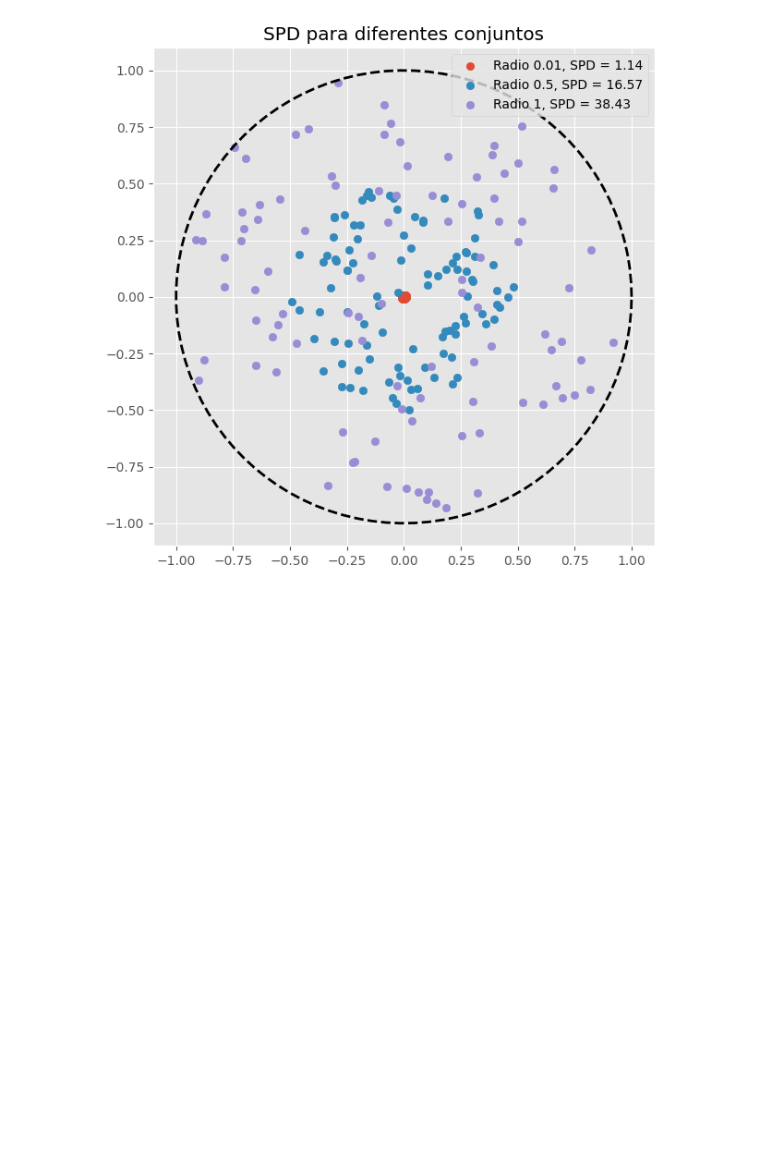
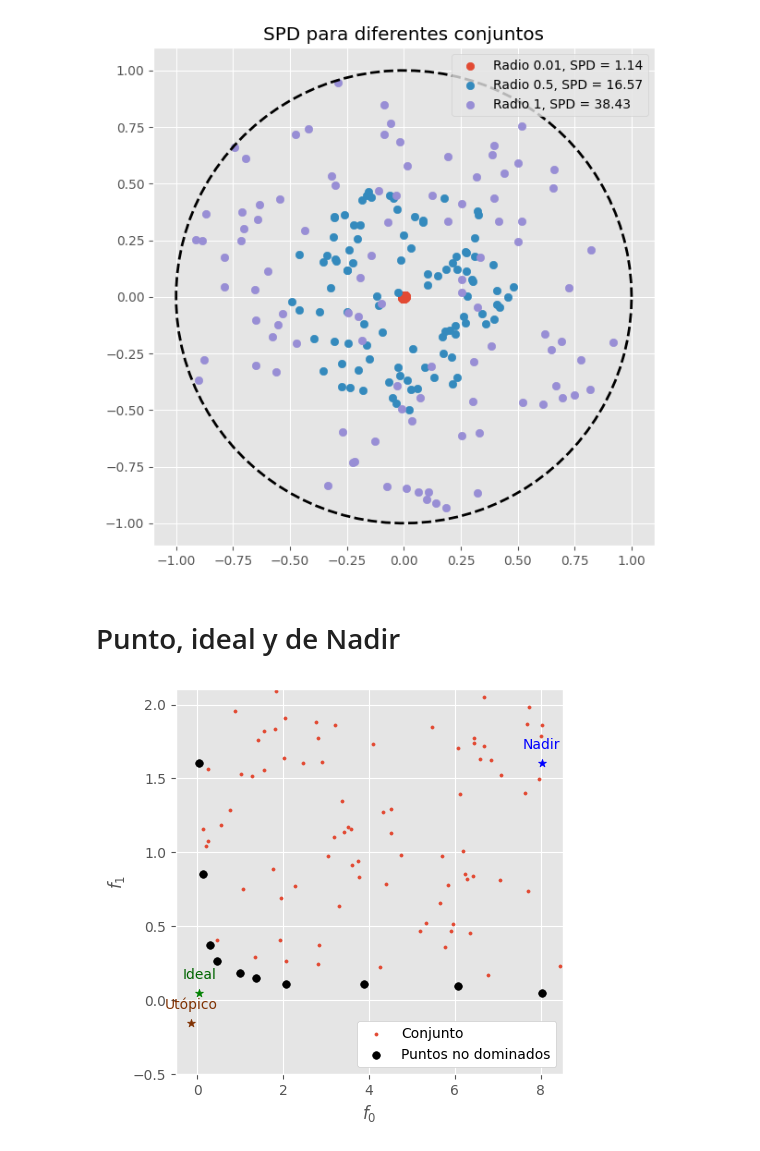
Before and after one commit to linear-regret/Tesis-Latex-LCD, a Jupyter notebook: generando_imgs_tesis.ipynb, the cells around one changed output. Drawn from its saved outputs; the diff is of its cells as text; code cells hidden in the pictures; blank space fills up the shorter version.

```diff
--- a/generando_imgs_tesis.ipynb
+++ b/generando_imgs_tesis.ipynb
@@ -1044,3 +1044,82 @@ plt.savefig('../Tesis_Latex_LCD/Figuras/SPD_demo.pdf')
 plt.show()
 # %% [output]
 [figure]
+# %% [markdown]
+# Punto, ideal y de Nadir
+# %%
+import numpy as np
+import matplotlib.pyplot as plt
+
+def compute_non_dominated_set(points):
+    """
+    Computes the non-dominated set from a 2D set of points, and finds the nadir and ideal points.
+
+    Args:
+    - points (np.array): An array of shape (n, 2) where n is the number of points.
+
+    Returns:
+    - non_dominated (list of tuple): The non-dominated points.
+    - ideal_point (tuple): The ideal point (min(min(x), min(y))).
+    - nadir_point (tuple): The nadir point (max(max(x), max(y))).
+    """
+    points = np.array(points)
+    non_dominated = []
+
+    for i, p in enumerate(points):
+        dominated = False
+        for j, q in enumerate(points):
+            if i != j and all(q <= p) and any(q < p):
+                dominated = True
+                break
+        if not dominated:
+            non_dominated.append(tuple(p))
+
+    # Calculate ideal and nadir points
+    non_dominated_array = np.array(non_dominated)
+    ideal_point = (np.min(non_dominated_array[:, 0]), np.min(non_dominated_array[:, 1]))
+    nadir_point = (np.max(non_dominated_array[:, 0]), np.max(non_dominated_array[:, 1]))
+
+    return non_dominated, ideal_point, nadir_point
+
+# Simulate a set of points
+np.random.seed(42)  # For reproducibility
+num_points = 500
+points = np.random.rand(num_points, 2) * 10  # Scale points to [0, 10]
+
+# Compute non-dominated set, ideal point, and nadir point
+non_dominated, ideal_point, nadir_point = compute_non_dominated_set(points)
+
+# Plotting
+points_array = np.array(points)
+non_dominated_array = np.array(non_dominated)
+
+plt.figure(figsize=(5, 5))
+plt.scatter(points_array[:, 0], points_array[:, 1], label="Conjunto", s=5)
+plt.scatter(non_dominated_array[:, 0], non_dominated_array[:, 1], color='black', label="Puntos no dominados",s=30)
+plt.scatter(*ideal_point, color='g',marker='*')#, label="Punto ideal")
+plt.scatter(*nadir_point, color='b',marker='*')#, label="Punto de Nadir")
+plt.scatter(ideal_point[0]-0.2, ideal_point[1]-0.2, color='#803203',marker='*')#, label="Punto Ideal")
+import seaborn as sns
+
+colores = sns.color_palette()
+
+
+
+# for point in non_dominated:
+#     plt.annotate("ND", (point[0], point[1]), textcoords="offset points", xytext=(0,10), ha='center')
+
+plt.annotate("Ideal", (ideal_point[0], ideal_point[1]), textcoords="offset points", xytext=(0,10), ha='center', color='darkgreen')
+plt.annotate("Utópico", (ideal_point[0]-0.2, ideal_point[1]-0.2), textcoords="offset points", xytext=(0,10), ha='center', color='#803203')
+plt.annotate("Nadir", (nadir_point[0], nadir_point[1]), textcoords="offset points", xytext=(0,10), ha='center', color='b')
+
+plt.xlabel("$f_0$")
+plt.ylabel("$f_1$")
+plt.xlim(-0.5,nadir_point[0]+.5)
+plt.ylim(-0.5,nadir_point[1]+.5)
+plt.legend(fancybox=True, framealpha=1, facecolor='white')
+
+plt.grid(True)
+plt.savefig('../Tesis_Latex_LCD/Figuras/nadir_utopico_ideal.pdf')
+plt.show()
+# %% [output]
+[figure, added]
```
Also changed, not shown: parts of 12 cells of this notebook, 9 other files.
